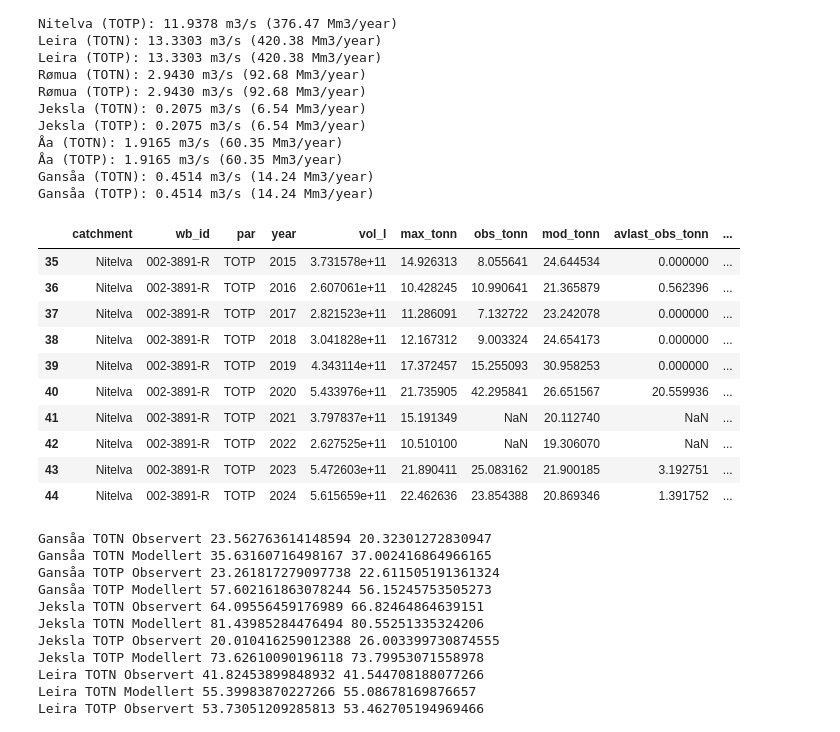
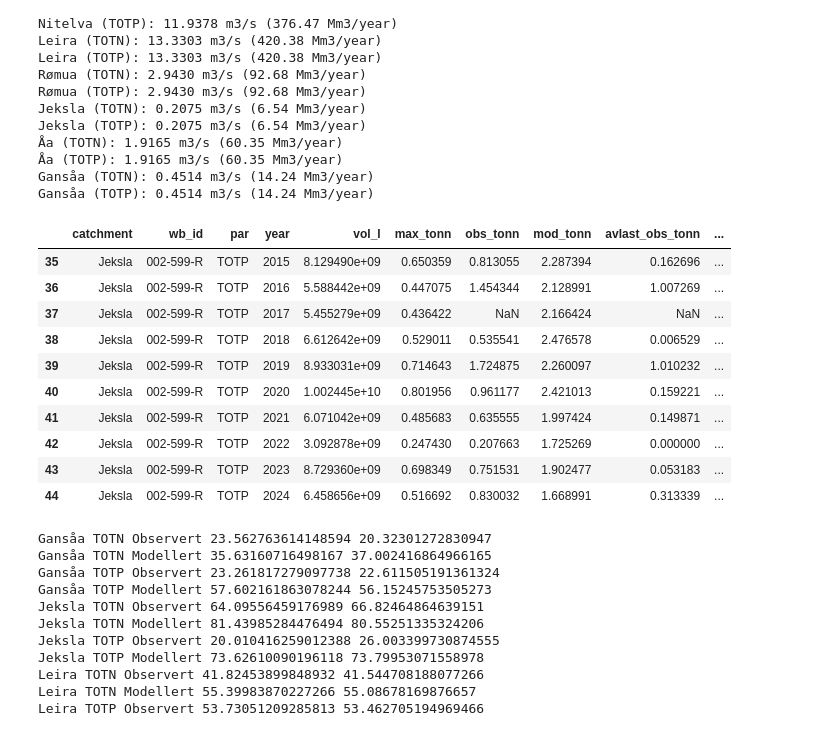
Before and after one commit to NIVANorge/teotil3_lillestrom, a Jupyter notebook: code/09_avlast_scens.ipynb, the cells around one changed output. Saved outputs shown, nothing was run; the diff lists cells and outputs as text; code cells hidden in the pictures.

Commit message:
Add Jeksla

```diff
--- a/code/09_avlast_scens.ipynb
+++ b/code/09_avlast_scens.ipynb
@@ -159,19 +159,19 @@ Jeksla (TOTP): 0.2075 m3/s (6.54 Mm3/year)
 Gansåa (TOTN): 0.4514 m3/s (14.24 Mm3/year)
 Gansåa (TOTP): 0.4514 m3/s (14.24 Mm3/year)
 # %%
-res_df.query("(catchment == 'Nitelva') and (@comp_st_yr <= year <= @comp_end_yr) and (par == 'TOTP')")
+res_df.query("(catchment == 'Jeksla') and (@comp_st_yr <= year <= @comp_end_yr) and (par == 'TOTP')")
 # %% [output]
 |  | catchment | wb_id | par | year | vol_l | max_tonn | obs_tonn | mod_tonn | avlast_obs_tonn | ... |
-| 35 | Nitelva | 002-3891-R | TOTP | 2015 | 3.731578e+11 | 14.926313 | 8.055641 | 24.644534 | 0.000000 | ... |
-| 36 | Nitelva | 002-3891-R | TOTP | 2016 | 2.607061e+11 | 10.428245 | 10.990641 | 21.365879 | 0.562396 | ... |
-| 37 | Nitelva | 002-3891-R | TOTP | 2017 | 2.821523e+11 | 11.286091 | 7.132722 | 23.242078 | 0.000000 | ... |
-| 38 | Nitelva | 002-3891-R | TOTP | 2018 | 3.041828e+11 | 12.167312 | 9.003324 | 24.654173 | 0.000000 | ... |
-| 39 | Nitelva | 002-3891-R | TOTP | 2019 | 4.343114e+11 | 17.372457 | 15.255093 | 30.958253 | 0.000000 | ... |
-| 40 | Nitelva | 002-3891-R | TOTP | 2020 | 5.433976e+11 | 21.735905 | 42.295841 | 26.651567 | 20.559936 | ... |
-| 41 | Nitelva | 002-3891-R | TOTP | 2021 | 3.797837e+11 | 15.191349 | NaN | 20.112740 | NaN | ... |
-| 42 | Nitelva | 002-3891-R | TOTP | 2022 | 2.627525e+11 | 10.510100 | NaN | 19.306070 | NaN | ... |
-| 43 | Nitelva | 002-3891-R | TOTP | 2023 | 5.472603e+11 | 21.890411 | 25.083162 | 21.900185 | 3.192751 | ... |
-| 44 | Nitelva | 002-3891-R | TOTP | 2024 | 5.615659e+11 | 22.462636 | 23.854388 | 20.869346 | 1.391752 | ... |
+| 35 | Jeksla | 002-599-R | TOTP | 2015 | 8.129490e+09 | 0.650359 | 0.813055 | 2.287394 | 0.162696 | ... |
+| 36 | Jeksla | 002-599-R | TOTP | 2016 | 5.588442e+09 | 0.447075 | 1.454344 | 2.128991 | 1.007269 | ... |
+| 37 | Jeksla | 002-599-R | TOTP | 2017 | 5.455279e+09 | 0.436422 | NaN | 2.166424 | NaN | ... |
+| 38 | Jeksla | 002-599-R | TOTP | 2018 | 6.612642e+09 | 0.529011 | 0.535541 | 2.476578 | 0.006529 | ... |
+| 39 | Jeksla | 002-599-R | TOTP | 2019 | 8.933031e+09 | 0.714643 | 1.724875 | 2.260097 | 1.010232 | ... |
+| 40 | Jeksla | 002-599-R | TOTP | 2020 | 1.002445e+10 | 0.801956 | 0.961177 | 2.421013 | 0.159221 | ... |
+| 41 | Jeksla | 002-599-R | TOTP | 2021 | 6.071042e+09 | 0.485683 | 0.635555 | 1.997424 | 0.149871 | ... |
+| 42 | Jeksla | 002-599-R | TOTP | 2022 | 3.092878e+09 | 0.247430 | 0.207663 | 1.725269 | 0.000000 | ... |
+| 43 | Jeksla | 002-599-R | TOTP | 2023 | 8.729360e+09 | 0.698349 | 0.751531 | 1.902477 | 0.053183 | ... |
+| 44 | Jeksla | 002-599-R | TOTP | 2024 | 6.458656e+09 | 0.516692 | 0.830032 | 1.668991 | 0.313339 | ... |
 # %%
 comp_st_yr = 2015
 comp_end_yr = 2024
```
Also changed, not shown: 2 other files.
